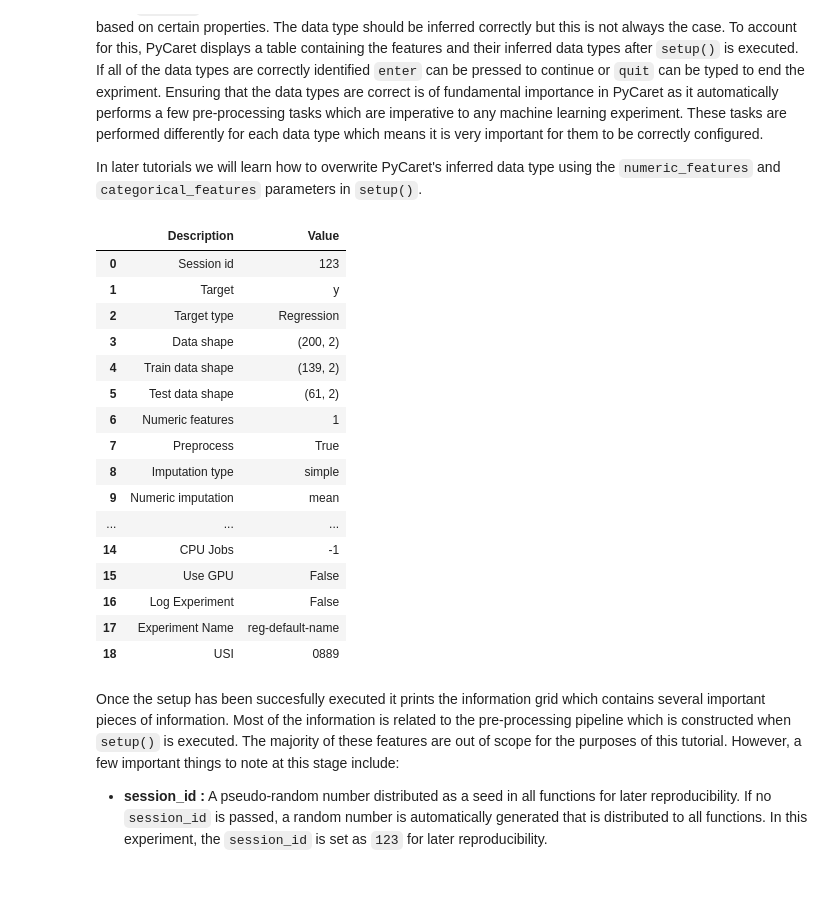
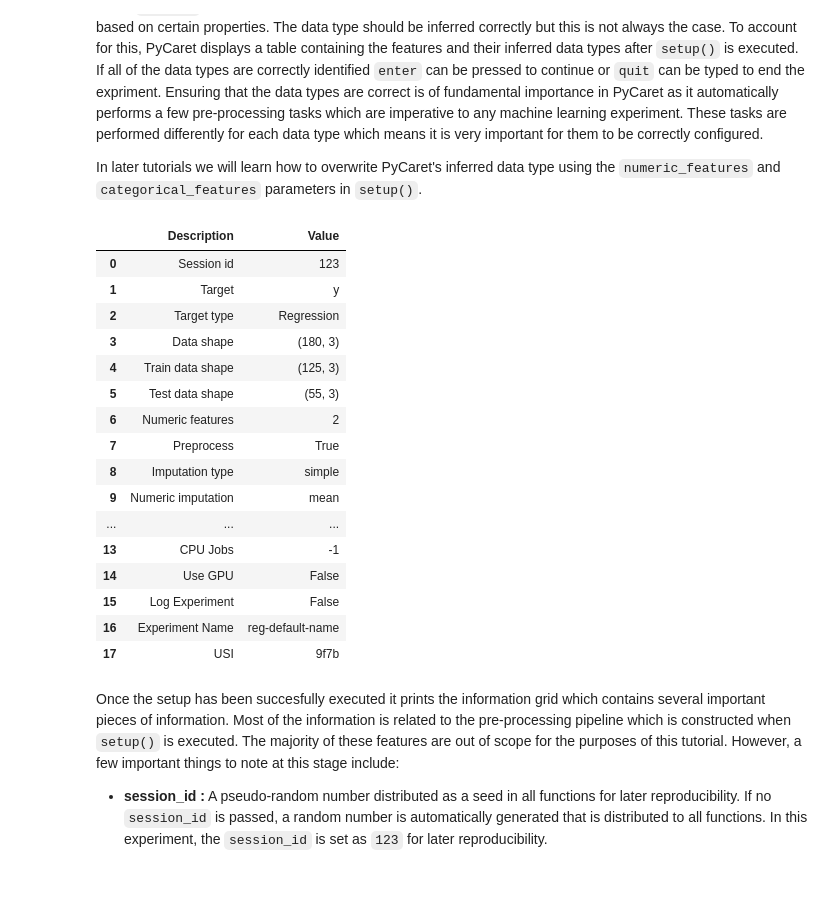
Before and after one commit to orchidalgia/CBM101, a Jupyter notebook: F_Machine_learning/2_Supervised-Learning/Pycaret_regression.ipynb, the cells around one changed output. Saved outputs shown, nothing was run; the diff lists cells and outputs as text; code cells hidden in the pictures.

```diff
--- a/F_Machine_learning/2_Supervised-Learning/Pycaret_regression.ipynb
+++ b/F_Machine_learning/2_Supervised-Learning/Pycaret_regression.ipynb
@@ -81,6 +73,6 @@ In order to demonstrate the `predict_model()` function on unseen data, a sample
 # %%
-data = dataset.sample(frac=0.9, random_state=786)
-data_unseen = dataset.drop(data.index)
+data = df.sample(frac=0.9, random_state=786)
+data_unseen = df.drop(data.index)
 
 data.reset_index(drop=True, inplace=True)
 data_unseen.reset_index(drop=True, inplace=True)
@@ -99,25 +91,25 @@ When `setup()` is executed, PyCaret's inference algorithm will automatically inf
 
 In later tutorials we will learn how to overwrite PyCaret's inferred data type using the `numeric_features` and `categorical_features` parameters in `setup()`.
 # %%
-exp_reg101 = setup(data = df, target = 'y', session_id=123)
+exp_reg101 = setup(data = data, target = 'y', session_id=123)
 # %% [output]
 |  | Description | Value |
 | 0 | Session id | 123 |
 | 1 | Target | y |
 | 2 | Target type | Regression |
-| 3 | Data shape | (200, 2) |
-| 4 | Train data shape | (139, 2) |
-| 5 | Test data shape | (61, 2) |
-| 6 | Numeric features | 1 |
+| 3 | Data shape | (180, 3) |
+| 4 | Train data shape | (125, 3) |
+| 5 | Test data shape | (55, 3) |
+| 6 | Numeric features | 2 |
 | 7 | Preprocess | True |
 | 8 | Imputation type | simple |
 | 9 | Numeric imputation | mean |
 | ... | ... | ... |
-| 14 | CPU Jobs | -1 |
-| 15 | Use GPU | False |
-| 16 | Log Experiment | False |
-| 17 | Experiment Name | reg-default-name |
-| 18 | USI | 0889 |
+| 13 | CPU Jobs | -1 |
+| 14 | Use GPU | False |
+| 15 | Log Experiment | False |
+| 16 | Experiment Name | reg-default-name |
+| 17 | USI | 9f7b |
 # %% [markdown]
 Once the setup has been succesfully executed it prints the information grid which contains several important pieces of information. Most of the information is related to the pre-processing pipeline which is constructed when `setup()` is executed. The majority of these features are out of scope for the purposes of this tutorial. However, a few important things to note at this stage include:
 
```
Also changed, not shown: parts of 54 cells of this notebook, 3 other files.
